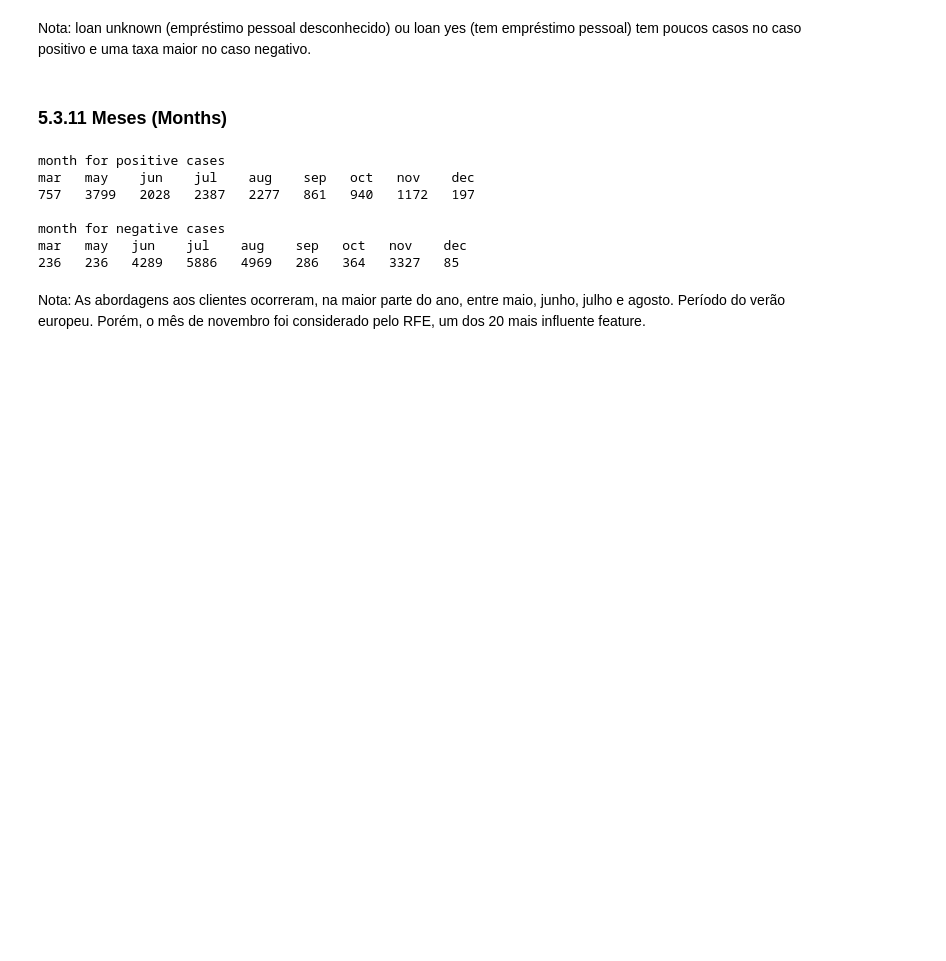
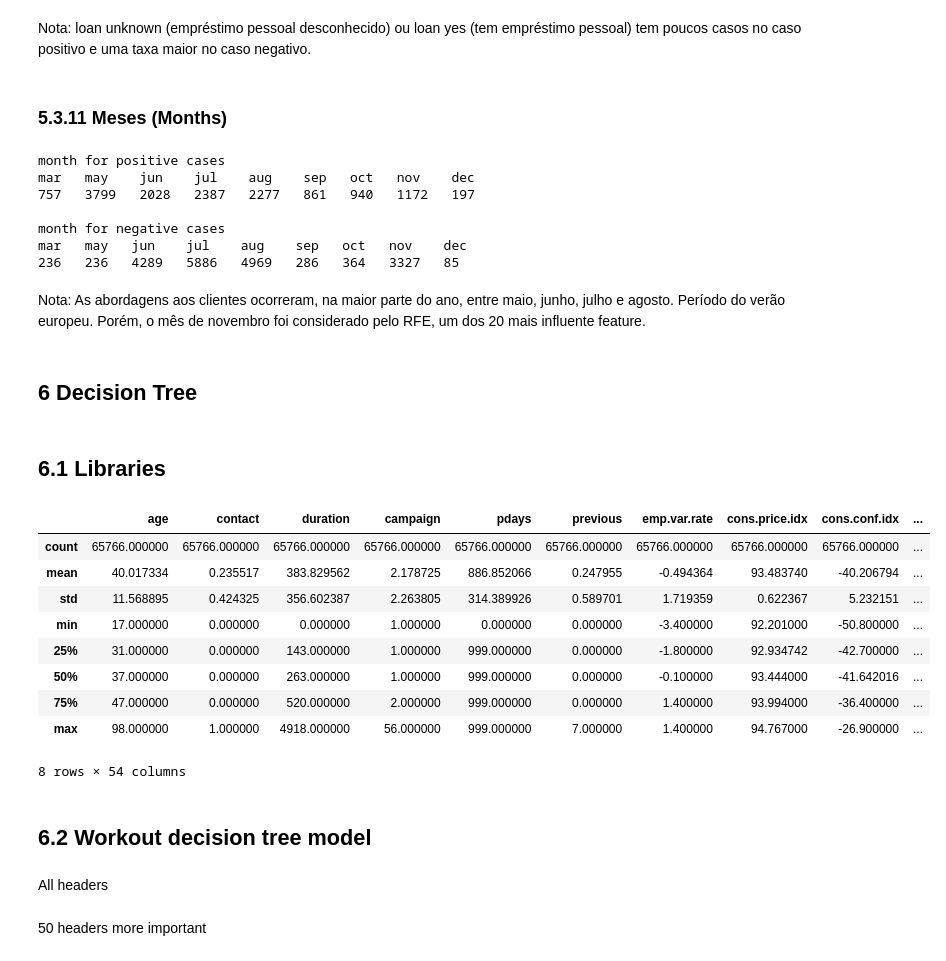
Before and after one commit to edbkei/MO416PROJ3, a Jupyter notebook: Projeto3/Project3.ipynb, the cells around one changed output. Cells and saved outputs as stored; diff of their text form; code cells hidden in the pictures; blank space fills up the shorter version.

```diff
--- a/Projeto3/Project3.ipynb
+++ b/Projeto3/Project3.ipynb
@@ -1259,3 +1267,7 @@ mar   may   jun    jul    aug    sep   oct   nov    dec
 236   236   4289   5886   4969   286   364   3327   85
 # %% [markdown]
 Nota: As abordagens aos clientes ocorreram, na maior parte do ano, entre maio, junho, julho e agosto. Período do verão europeu. Porém, o mês de novembro foi considerado pelo RFE, um dos 20 mais influente feature.
+# %% [markdown]
+## 6 Decision Tree
+# %% [markdown]
+## 6.1 Libraries
@@ -1261,0 +1282,17 @@ Nota: As abordagens aos clientes ocorreram, na maior parte do ano, entre maio, j
+# %%
+os_data_X.describe()
+# %% [output]
+|  | age | contact | duration | campaign | pdays | previous | emp.var.rate | cons.price.idx | cons.conf.idx | ... |
+| count | 65766.000000 | 65766.000000 | 65766.000000 | 65766.000000 | 65766.000000 | 65766.000000 | 65766.000000 | 65766.000000 | 65766.000000 | ... |
+| mean | 40.017334 | 0.235517 | 383.829562 | 2.178725 | 886.852066 | 0.247955 | -0.494364 | 93.483740 | -40.206794 | ... |
+| std | 11.568895 | 0.424325 | 356.602387 | 2.263805 | 314.389926 | 0.589701 | 1.719359 | 0.622367 | 5.232151 | ... |
+| min | 17.000000 | 0.000000 | 0.000000 | 1.000000 | 0.000000 | 0.000000 | -3.400000 | 92.201000 | -50.800000 | ... |
+| 25% | 31.000000 | 0.000000 | 143.000000 | 1.000000 | 999.000000 | 0.000000 | -1.800000 | 92.934742 | -42.700000 | ... |
+| 50% | 37.000000 | 0.000000 | 263.000000 | 1.000000 | 999.000000 | 0.000000 | -0.100000 | 93.444000 | -41.642016 | ... |
+| 75% | 47.000000 | 0.000000 | 520.000000 | 2.000000 | 999.000000 | 0.000000 | 1.400000 | 93.994000 | -36.400000 | ... |
+| max | 98.000000 | 1.000000 | 4918.000000 | 56.000000 | 999.000000 | 7.000000 | 1.400000 | 94.767000 | -26.900000 | ... |
+8 rows × 54 columns
+# %% [markdown]
+## 6.2 Workout decision tree model
+# %% [markdown]
+All headers
@@ -1261,0 +1315,2 @@ Nota: As abordagens aos clientes ocorreram, na maior parte do ano, entre maio, j
+# %% [markdown]
+50 headers more important
```
Also changed, not shown: parts of 40 cells of this notebook, 3 other files.
